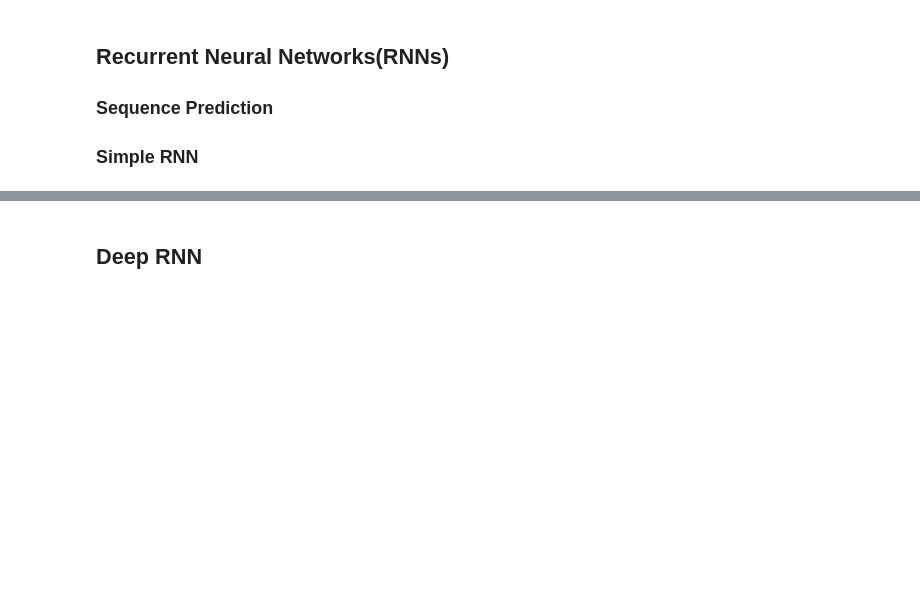
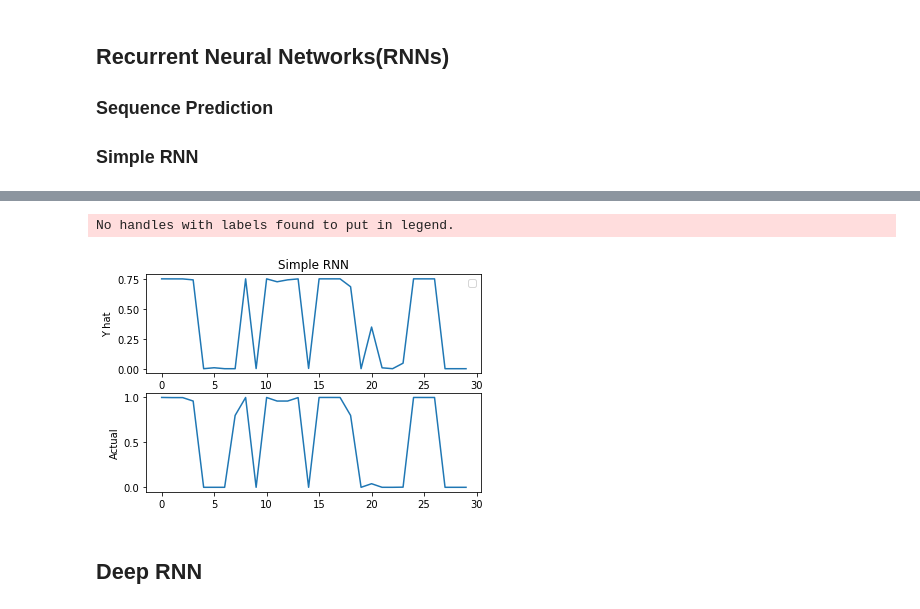
Before and after one commit to dchipping/pml, a Jupyter notebook: course/Problem027_NNPlus/027.ipynb, the cells around one changed output, grey strips where cells are left out. Drawn from its saved outputs; the diff is of its cells as text; code cells hidden in the pictures; blank space fills up the shorter version.

```diff
--- a/course/Problem027_NNPlus/027.ipynb
+++ b/course/Problem027_NNPlus/027.ipynb
@@ -177,13 +227,18 @@ Exception: Data must be 1-dimensional
+# %%
+# [batch_size, timesteps, output_size]
+X = X_2D.reshape(X_2D.shape[0], X_2D.shape[1], 1)
+# %%
+from sklearn.model_selection import train_test_split
+
+X_train, X_test, Y_train, Y_test = train_test_split(X, Y, test_size=0.2, random_state=42)
 # %%
 # TBD: Use a single layer single neuron RNN to make single step prediction for above timeseries
 from keras.models import Sequential
 from keras.layers import Dense, SimpleRNN
 
-model2 = Sequential()
-model2.add(SimpleRNN(1, activation='relu', input_shape=X.shape))
-# model2.
-model2.summary()
+simpleRNN = Sequential()
+simpleRNN.add(SimpleRNN(1, input_shape=X[0].shape))
+simpleRNN.compile(loss='mse', optimizer='adam', metrics=['accuracy'])
 
-# model.fit(timeseries['timestamp'], timeseries['value'], batch_size=12, epoch=3)
-# model2(timeseries)
+simpleRNN.summary()
 # %% [output]
@@ -190,0 +255,2 @@ ValueError: Input 0 of layer simple_rnn_9 is incompatible with the layer: expect
+# %%
+simpleRNN.fit(X_train, Y_train, epochs=10, batch_size=25, verbose=1)
@@ -191,3 +284,19 @@ ValueError: Input 0 of layer simple_rnn_9 is incompatible with the layer: expect
+# %%
+Y_hat = simpleRNN.predict(X_test)
+
+# Simple vs Actual
+plt.subplot(2,1,1)
+plt.plot(Y_hat[:30])
+plt.title('Simple RNN')
+plt.ylabel('Y hat')
+plt.legend()
+plt.subplot(2,1,2)
+plt.plot(Y_test[:30])
+plt.ylabel('Actual')
+plt.show()
+# %% [output]
+No handles with labels found to put in legend.
+[figure, added]
 # %% [markdown]
 ## Deep RNN
 # %%
```
Also changed, not shown: parts of 17 cells of this notebook.
